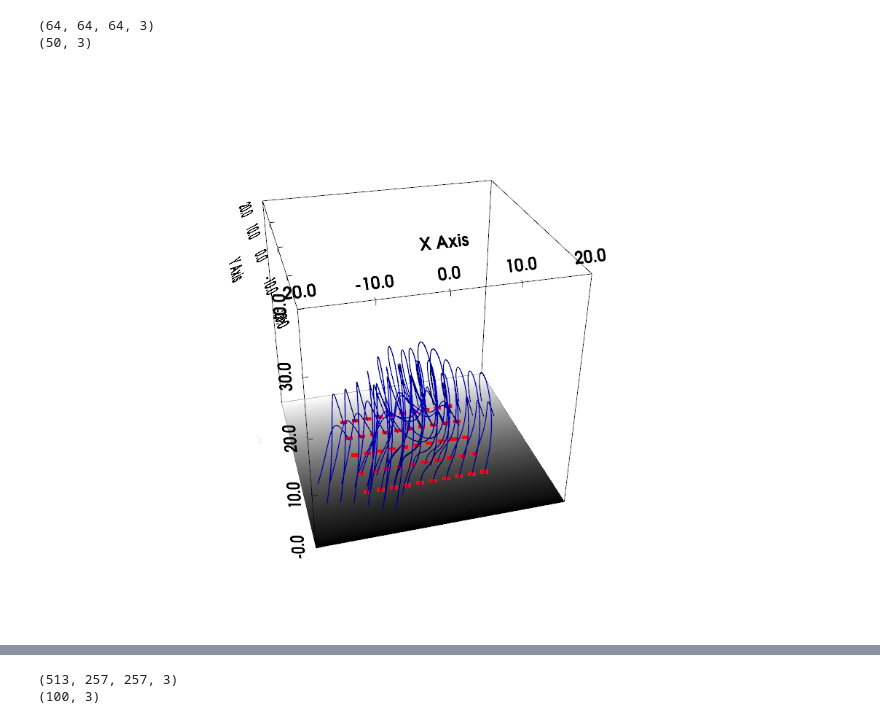
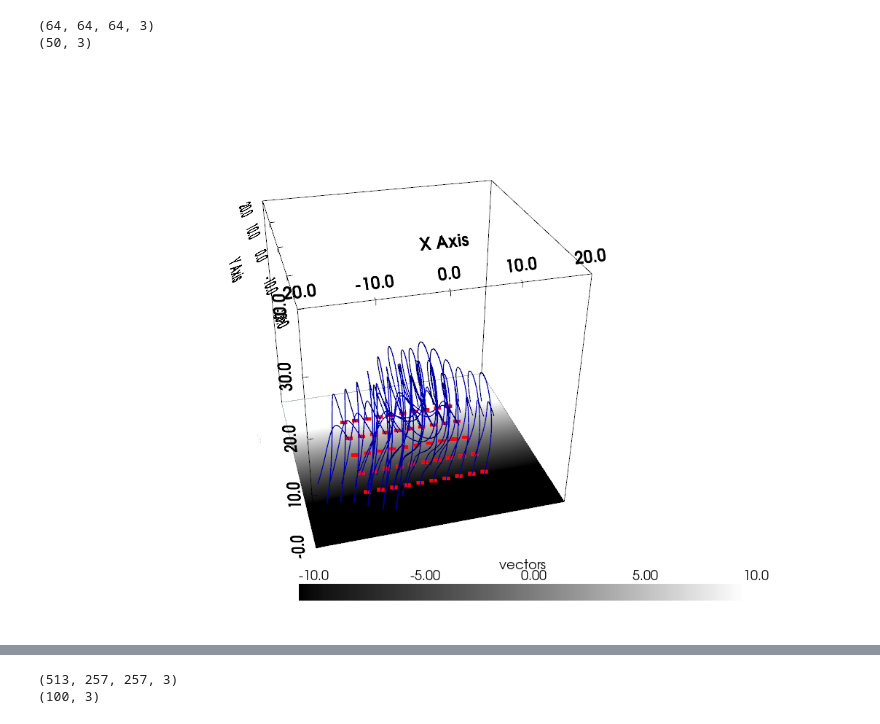
Before and after one commit to mgjeon/magnetic_field_line, a Jupyter notebook: example/example_CartesianPlotter_colab.ipynb, the cells around one changed output, grey strips where cells are left out. Cells and saved outputs as stored; diff of their text form; code cells hidden in the pictures.

```diff
--- a/example/example_CartesianPlotter_colab.ipynb
+++ b/example/example_CartesianPlotter_colab.ipynb
@@ -51,19 +50,19 @@ print(seeds.shape)
 # %%
 from sunkit_pyvista import CartesianPlotter
 
 plotter = CartesianPlotter()
 plotter.define_vector_field(b, grid_coords=(x1, y1, z1))
 plotter.show_bounds()
 plotter.plot_outline(color='black')
-plotter.plot_boundary(show_scalar_bar=False)
+plotter.plot_boundary(show_scalar_bar=True, clim=(-10, 10))
 plotter.plot_field_lines(seeds, color='blue', radius=0.1,
                          seeds_config=dict(show_seeds=True, color='red', point_size=10))
 plotter.camera.azimuth = 210
 plotter.camera.elevation = -5
 plotter.camera.zoom(0.8)
 plotter.show(jupyter_backend='static')
 # %% [output]
-[figure, old version]
+[figure, new version]
 # %%
 !wget "https://hinode.isee.nagoya-u.ac.jp/nlfff_database/v12/11890/20131106/11890_20131106_003600.nc"
 # %% [output]
```
Also changed, not shown: parts of 4 cells of this notebook.
